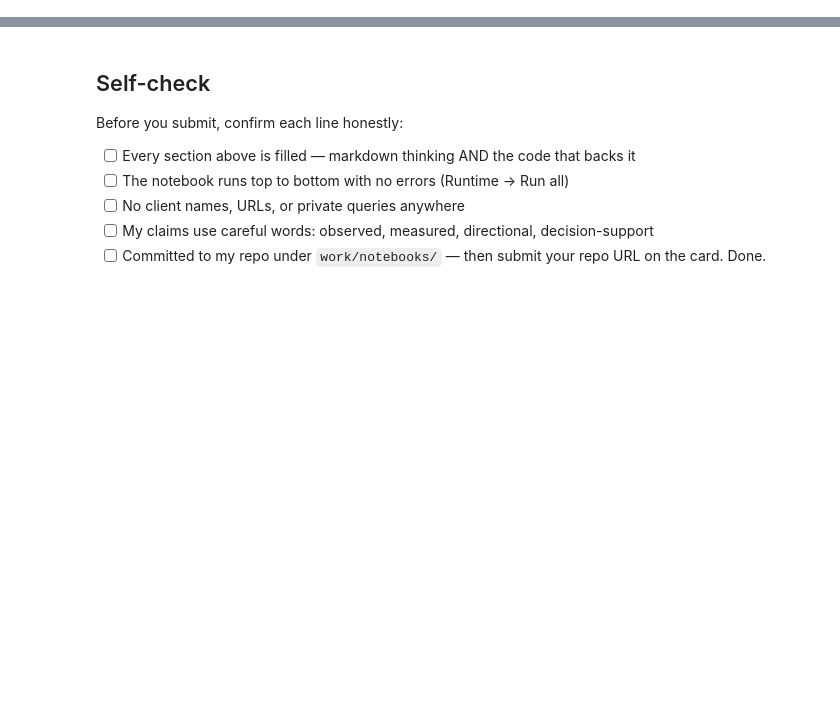
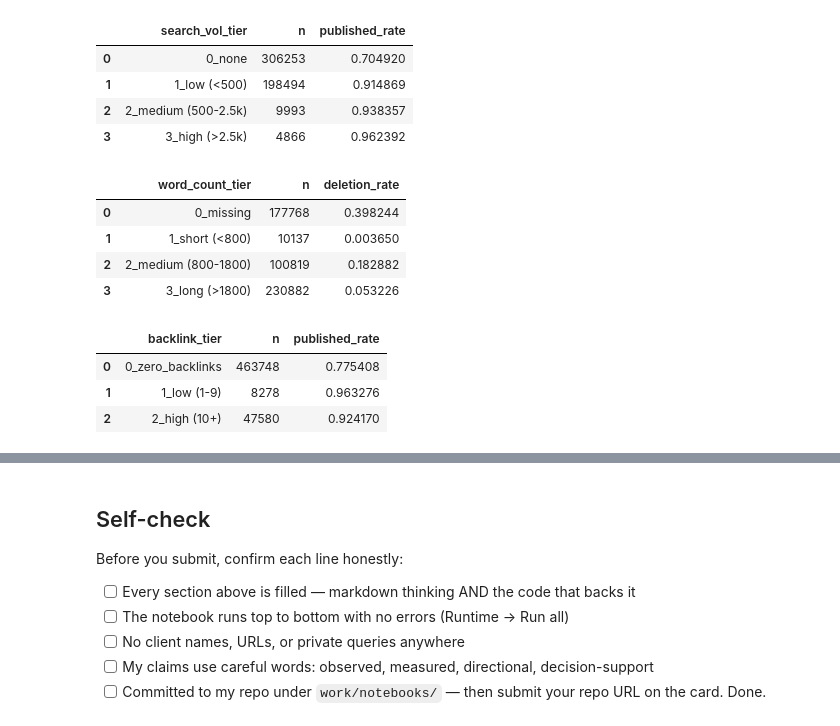
Before and after one commit to nnanwubeikenna-prog/ikenna-flyrank-ml-internship, a Jupyter notebook: work/notebooks/w04_signal_audit.ipynb, the cells around one changed output, grey strips where cells are left out. Cells and saved outputs as stored; diff of their text form; code cells hidden in the pictures; blank space fills up the shorter version.

```diff
--- a/work/notebooks/w04_signal_audit.ipynb
+++ b/work/notebooks/w04_signal_audit.ipynb
@@ -22,0 +15,20 @@ This skeleton is yours to fill. Work the sections **in order** — each one has
+# %%
+from google.colab import userdata
+import duckdb
+
+hf_token = userdata.get('HF_TOKEN')
+con = duckdb.connect()
+con.execute(f"CREATE OR REPLACE SECRET hf (TYPE huggingface, TOKEN '{hf_token}')")
+con.execute("CREATE OR REPLACE VIEW dim_content AS SELECT * FROM read_parquet('hf://datasets/FlyRank/internship-warehouse/dim_content.parquet')")
+
+display(con.sql("""
+    SELECT
+            COUNT(*) AS total_items,
+                    AVG(search_volume) AS mean_search_vol,
+                            MEDIAN(search_volume) AS median_search_vol,
+                                    MAX(search_volume) AS max_search_vol,
+                                            AVG(word_count) AS mean_word_count,
+                                                    MEDIAN(word_count) AS median_word_count,
+                                                            MAX(word_count) AS max_word_count
+                                                                FROM dim_content
+                                                                """).df())
@@ -23,3 +48,62 @@ This skeleton is yours to fill. Work the sections **in order** — each one has
+# %%
+# Test 1: Search Volume Tiers
+display(con.sql("""
+    SELECT
+            CASE
+                        WHEN search_volume IS NULL OR search_volume = 0 THEN '0_none'
+                                    WHEN search_volume < 500 THEN '1_low (<500)'
+                                                WHEN search_volume < 2500 THEN '2_medium (500-2.5k)'
+                                                            ELSE '3_high (>2.5k)'
+                                                                    END AS search_vol_tier,
+                                                                            COUNT(*) AS n,
+                                                                                    AVG(CASE WHEN is_published = TRUE THEN 1.0 ELSE 0.0 END) AS published_rate
+                                                                                        FROM dim_content
+                                                                                            GROUP BY 1 ORDER BY 1
+                                                                                            """).df())
+
+# Test 2: Word Count Length Tiers
+display(con.sql("""
+    SELECT
+            CASE
+                        WHEN word_count IS NULL THEN '0_missing'
+                                    WHEN word_count < 800 THEN '1_short (<800)'
+                                                WHEN word_count < 1800 THEN '2_medium (800-1800)'
+                                                            ELSE '3_long (>1800)'
+                                                                    END AS word_count_tier,
+                                                                            COUNT(*) AS n,
+                                                                                    AVG(CASE WHEN is_deleted = TRUE THEN 1.0 ELSE 0.0 END) AS deletion_rate
+                                                                                        FROM dim_content
+                                                                                            GROUP BY 1 ORDER BY 1
+                                                                                            """).df())
+
+# Test 3: Backlink Presence
+display(con.sql("""
+    SELECT
+            CASE
+                        WHEN backlinks IS NULL OR backlinks = 0 THEN '0_zero_backlinks'
+                                    WHEN backlinks < 10 THEN '1_low (1-9)'
+                                                ELSE '2_high (10+)'
+                                                            END AS backlink_tier,
+                                                                    COUNT(*) AS n,
+                                                                            AVG(CASE WHEN is_published = TRUE THEN 1.0 ELSE 0.0 END) AS published_rate
+                                                                                FROM dim_content
+                                                                                    GROUP BY 1 ORDER BY 1
+                                                                                    """).df())
+# %% [output]
+|  | search_vol_tier | n | published_rate |
+| 0 | 0_none | 306253 | 0.704920 |
+| 1 | 1_low (<500) | 198494 | 0.914869 |
+| 2 | 2_medium (500-2.5k) | 9993 | 0.938357 |
+| 3 | 3_high (>2.5k) | 4866 | 0.962392 |
+|  | word_count_tier | n | deletion_rate |
+| 0 | 0_missing | 177768 | 0.398244 |
+| 1 | 1_short (<800) | 10137 | 0.003650 |
+| 2 | 2_medium (800-1800) | 100819 | 0.182882 |
+| 3 | 3_long (>1800) | 230882 | 0.053226 |
+|  | backlink_tier | n | published_rate |
+| 0 | 0_zero_backlinks | 463748 | 0.775408 |
+| 1 | 1_low (1-9) | 8278 | 0.963276 |
+| 2 | 2_high (10+) | 47580 | 0.924170 |
 # %% [markdown]
 ## 3. The flag-linked test
 
```
Also changed, not shown: parts of 13 cells of this notebook.
